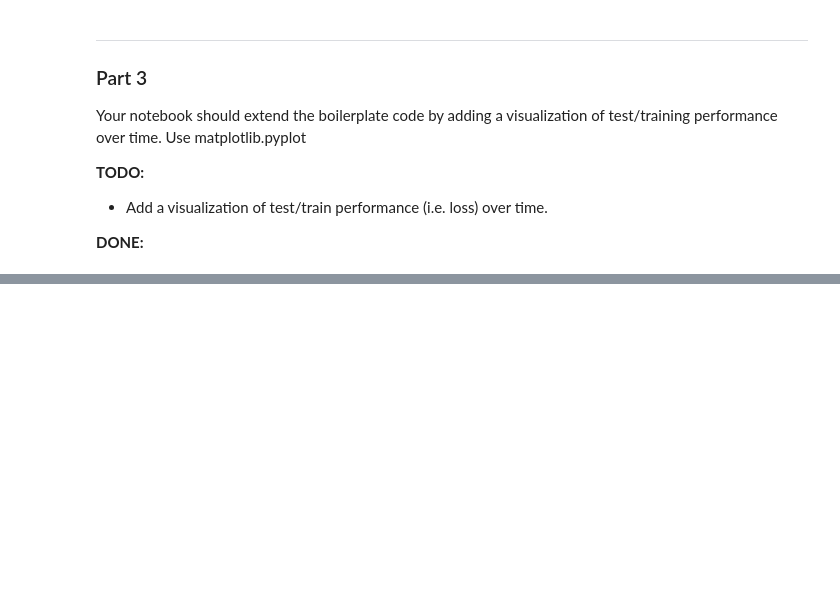
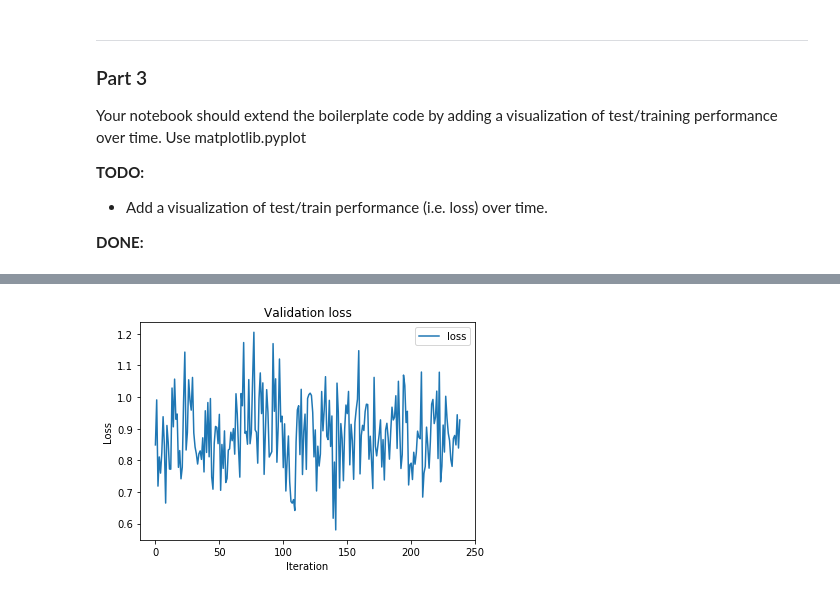
Before and after one commit to ALMerrill/cs474_labs_f2019, a Jupyter notebook: DL_Lab2.ipynb, the cells around one changed output, grey strips where cells are left out. Cells and saved outputs as stored; diff of their text form; code cells hidden in the pictures; blank space fills up the shorter version.

```diff
--- a/DL_Lab2.ipynb
+++ b/DL_Lab2.ipynb
@@ -184,0 +207,15 @@ ypredicted = model(x)
+# %%
+correct = 0
+total = 0
+with torch.no_grad():
+    for images, labels in val_loader:
+        images, labels = images.cuda(), labels.cuda()
+
+        outputs = model(images)
+        val_losses.append(loss_fn(outputs, labels))
+        _, predicted = torch.max(outputs.data, 1)
+        total += labels.size(0)
+        correct += (predicted == labels).sum().item()
+
+print('Accuracy of the network on the validation images: %d %%' % (
+    100 * correct / total))
@@ -198,0 +252,4 @@ performance over time. Use matplotlib.pyplot
+# %%
+plot(val_losses, "Validation loss")
+# %% [output]
+[figure, added]
```
Also changed, not shown: parts of 9 cells of this notebook.
